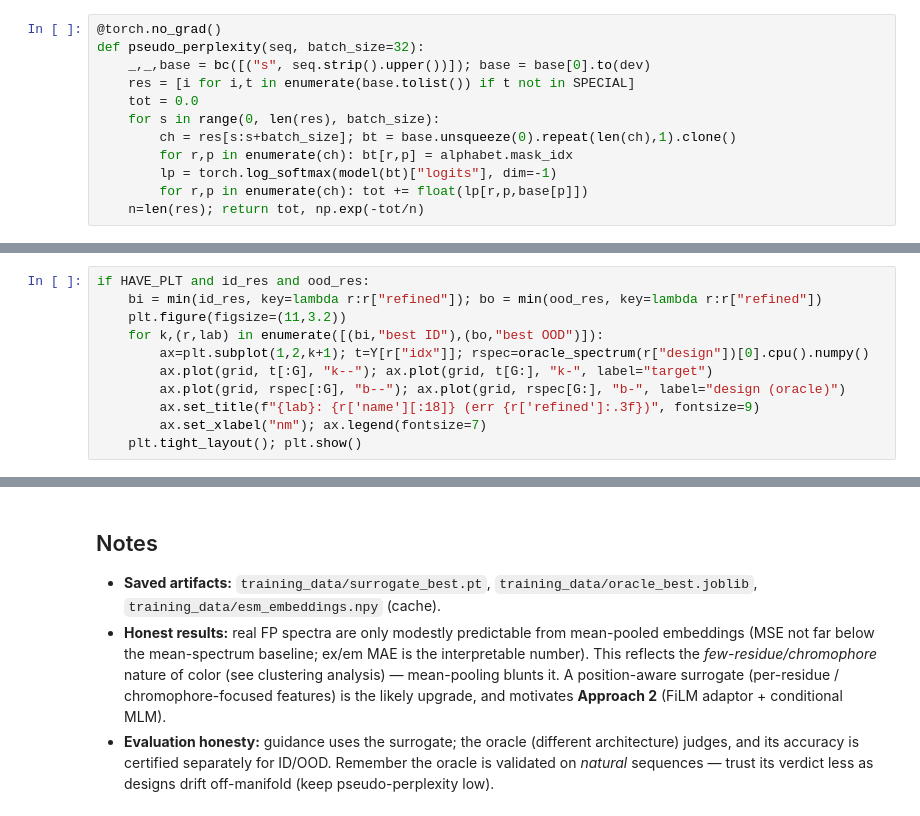
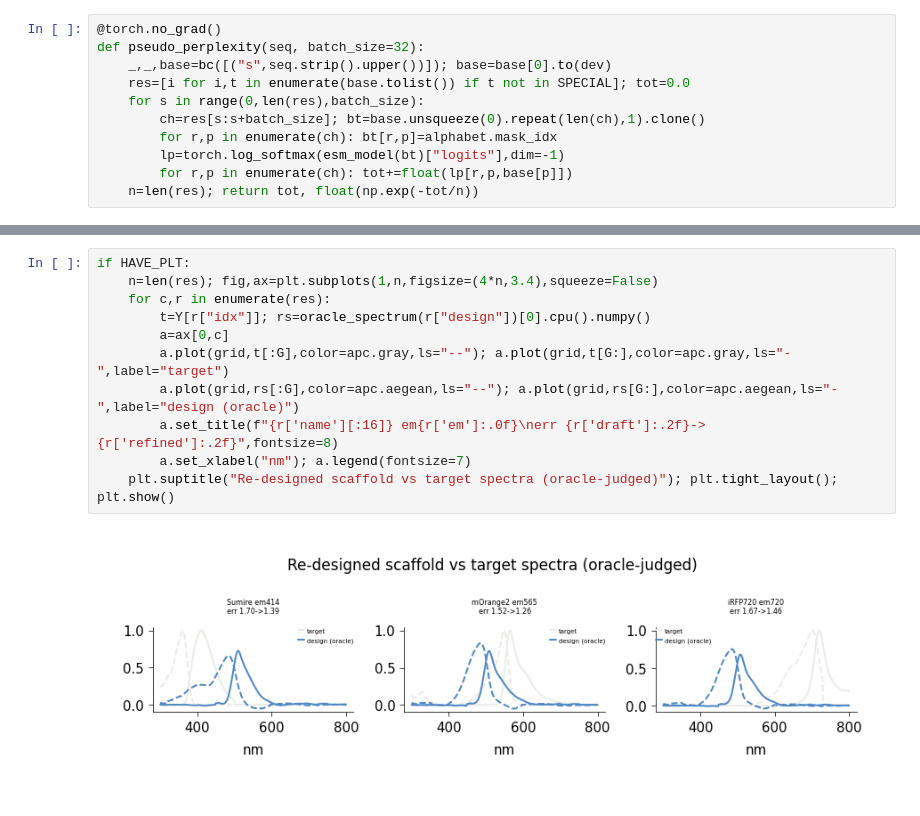
Before and after one commit to Arcadia-Science/FPguide, a Jupyter notebook: design/guided_design_approach1.ipynb, the cells around one changed output, grey strips where cells are left out. Drawn from its saved outputs; the diff is of its cells as text.

```diff
--- a/design/guided_design_approach1.ipynb
+++ b/design/guided_design_approach1.ipynb
@@ -250,12 +58,11 @@ Oracle performance (oracle-test), stratified by surrogate region:
 # %%
 @torch.no_grad()
 def pseudo_perplexity(seq, batch_size=32):
-    _,_,base = bc([("s", seq.strip().upper())]); base = base[0].to(dev)
-    res = [i for i,t in enumerate(base.tolist()) if t not in SPECIAL]
-    tot = 0.0
-    for s in range(0, len(res), batch_size):
-        ch = res[s:s+batch_size]; bt = base.unsqueeze(0).repeat(len(ch),1).clone()
-        for r,p in enumerate(ch): bt[r,p] = alphabet.mask_idx
-        lp = torch.log_softmax(model(bt)["logits"], dim=-1)
-        for r,p in enumerate(ch): tot += float(lp[r,p,base[p]])
-    n=len(res); return tot, np.exp(-tot/n)
+    _,_,base=bc([("s",seq.strip().upper())]); base=base[0].to(dev)
+    res=[i for i,t in enumerate(base.tolist()) if t not in SPECIAL]; tot=0.0
+    for s in range(0,len(res),batch_size):
+        ch=res[s:s+batch_size]; bt=base.unsqueeze(0).repeat(len(ch),1).clone()
+        for r,p in enumerate(ch): bt[r,p]=alphabet.mask_idx
+        lp=torch.log_softmax(esm_model(bt)["logits"],dim=-1)
+        for r,p in enumerate(ch): tot+=float(lp[r,p,base[p]])
+    n=len(res); return tot, float(np.exp(-tot/n))
@@ -355,11 +134,0 @@ mean oracle error  OOD: draft 1.2735 -> refined 0.9342
-# %%
-if HAVE_PLT and id_res and ood_res:
-    bi = min(id_res, key=lambda r:r["refined"]); bo = min(ood_res, key=lambda r:r["refined"])
-    plt.figure(figsize=(11,3.2))
-    for k,(r,lab) in enumerate([(bi,"best ID"),(bo,"best OOD")]):
-        ax=plt.subplot(1,2,k+1); t=Y[r["idx"]]; rspec=oracle_spectrum(r["design"])[0].cpu().numpy()
-        ax.plot(grid, t[:G], "k--"); ax.plot(grid, t[G:], "k-", label="target")
-        ax.plot(grid, rspec[:G], "b--"); ax.plot(grid, rspec[G:], "b-", label="design (oracle)")
-        ax.set_title(f"{lab}: {r['name'][:18]} (err {r['refined']:.3f})", fontsize=9)
-        ax.set_xlabel("nm"); ax.legend(fontsize=7)
-    plt.tight_layout(); plt.show()
@@ -368,13 +135,13 @@ if HAVE_PLT and id_res and ood_res:
-# %% [markdown]
-## Notes
-
-- **Saved artifacts:** `training_data/surrogate_best.pt`, `training_data/oracle_best.joblib`,
-  `training_data/esm_embeddings.npy` (cache).
-- **Honest results:** real FP spectra are only modestly predictable from mean-pooled embeddings (MSE not far
-  below the mean-spectrum baseline; ex/em MAE is the interpretable number). This reflects the
-  *few-residue/chromophore* nature of color (see clustering analysis) — mean-pooling blunts it. A position-aware
-  surrogate (per-residue / chromophore-focused features) is the likely upgrade, and motivates **Approach 2**
-  (FiLM adaptor + conditional MLM).
-- **Evaluation honesty:** guidance uses the surrogate; the oracle (different architecture) judges, and its
-  accuracy is certified separately for ID/OOD. Remember the oracle is validated on *natural* sequences — trust
-  its verdict less as designs drift off-manifold (keep pseudo-perplexity low).
+# %%
+if HAVE_PLT:
+    n=len(res); fig,ax=plt.subplots(1,n,figsize=(4*n,3.4),squeeze=False)
+    for c,r in enumerate(res):
+        t=Y[r["idx"]]; rs=oracle_spectrum(r["design"])[0].cpu().numpy()
+        a=ax[0,c]
+        a.plot(grid,t[:G],color=apc.gray,ls="--"); a.plot(grid,t[G:],color=apc.gray,ls="-",label="target")
+        a.plot(grid,rs[:G],color=apc.aegean,ls="--"); a.plot(grid,rs[G:],color=apc.aegean,ls="-",label="design (oracle)")
+        a.set_title(f"{r['name'][:16]} em{r['em']:.0f}\nerr {r['draft']:.2f}->{r['refined']:.2f}",fontsize=8)
+        a.set_xlabel("nm"); a.legend(fontsize=7)
+    plt.suptitle("Re-designed scaffold vs target spectra (oracle-judged)"); plt.tight_layout(); plt.show()
+# %% [output]
+[figure, added]
```
Also changed, not shown: parts of 27 cells of this notebook, 1 other file.
